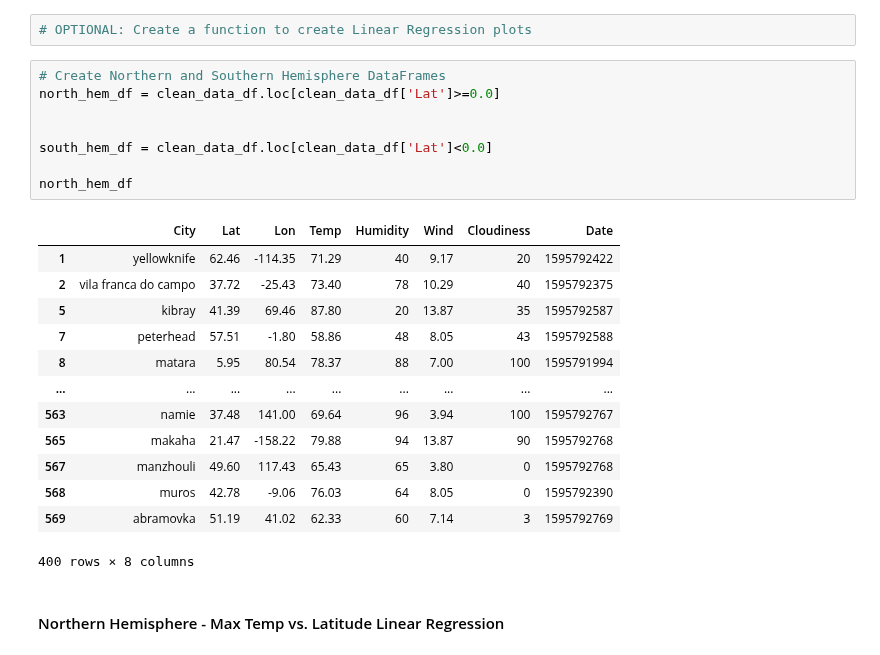
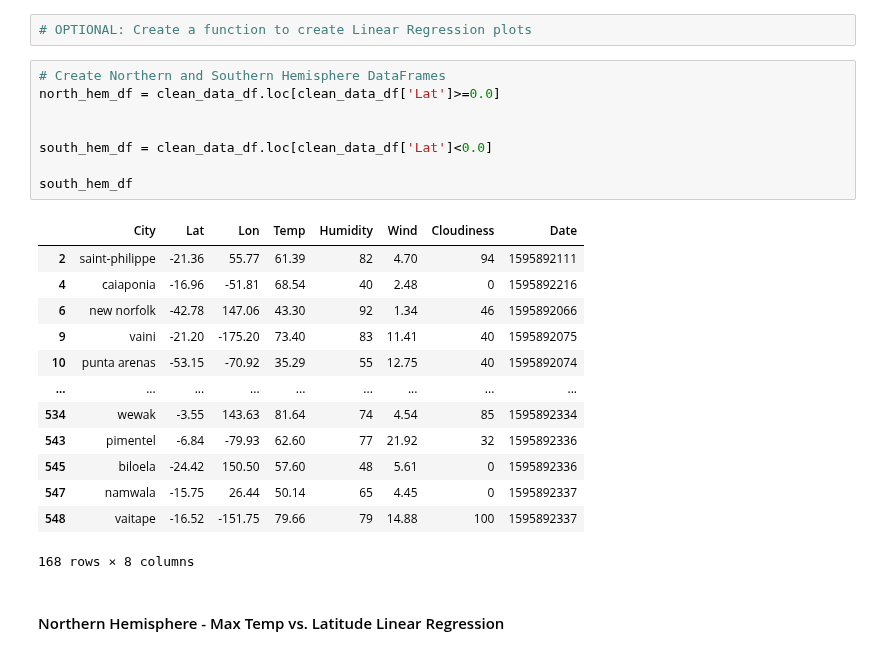
Before and after one commit to grahamendean/Python-API-Homework, a Jupyter notebook: 06-Python-APIs/Instructions/starter_code/HW1.ipynb, the cells around one changed output. Cells and saved outputs as stored; diff of their text form.

```diff
--- a/06-Python-APIs/Instructions/starter_code/HW1.ipynb
+++ b/06-Python-APIs/Instructions/starter_code/HW1.ipynb
@@ -216,25 +216,25 @@ plt.show()
 # %%
 # Create Northern and Southern Hemisphere DataFrames
 north_hem_df = clean_data_df.loc[clean_data_df['Lat']>=0.0]
 
 
 south_hem_df = clean_data_df.loc[clean_data_df['Lat']<0.0]
 
-north_hem_df
+south_hem_df
 # %% [output]
 |  | City | Lat | Lon | Temp | Humidity | Wind | Cloudiness | Date |
-| 1 | yellowknife | 62.46 | -114.35 | 71.29 | 40 | 9.17 | 20 | 1595792422 |
-| 2 | vila franca do campo | 37.72 | -25.43 | 73.40 | 78 | 10.29 | 40 | 1595792375 |
-| 5 | kibray | 41.39 | 69.46 | 87.80 | 20 | 13.87 | 35 | 1595792587 |
-| 7 | peterhead | 57.51 | -1.80 | 58.86 | 48 | 8.05 | 43 | 1595792588 |
-| 8 | matara | 5.95 | 80.54 | 78.37 | 88 | 7.00 | 100 | 1595791994 |
+| 2 | saint-philippe | -21.36 | 55.77 | 61.39 | 82 | 4.70 | 94 | 1595892111 |
+| 4 | caiaponia | -16.96 | -51.81 | 68.54 | 40 | 2.48 | 0 | 1595892216 |
+| 6 | new norfolk | -42.78 | 147.06 | 43.30 | 92 | 1.34 | 46 | 1595892066 |
+| 9 | vaini | -21.20 | -175.20 | 73.40 | 83 | 11.41 | 40 | 1595892075 |
+| 10 | punta arenas | -53.15 | -70.92 | 35.29 | 55 | 12.75 | 40 | 1595892074 |
 | ... | ... | ... | ... | ... | ... | ... | ... | ... |
-| 563 | namie | 37.48 | 141.00 | 69.64 | 96 | 3.94 | 100 | 1595792767 |
-| 565 | makaha | 21.47 | -158.22 | 79.88 | 94 | 13.87 | 90 | 1595792768 |
-| 567 | manzhouli | 49.60 | 117.43 | 65.43 | 65 | 3.80 | 0 | 1595792768 |
-| 568 | muros | 42.78 | -9.06 | 76.03 | 64 | 8.05 | 0 | 1595792390 |
-| 569 | abramovka | 51.19 | 41.02 | 62.33 | 60 | 7.14 | 3 | 1595792769 |
+| 534 | wewak | -3.55 | 143.63 | 81.64 | 74 | 4.54 | 85 | 1595892334 |
+| 543 | pimentel | -6.84 | -79.93 | 62.60 | 77 | 21.92 | 32 | 1595892336 |
+| 545 | biloela | -24.42 | 150.50 | 57.60 | 48 | 5.61 | 0 | 1595892336 |
+| 547 | namwala | -15.75 | 26.44 | 50.14 | 65 | 4.45 | 0 | 1595892337 |
+| 548 | vaitape | -16.52 | -151.75 | 79.66 | 79 | 14.88 | 100 | 1595892337 |
-400 rows × 8 columns
+168 rows × 8 columns
 # %% [markdown]
 ####  Northern Hemisphere - Max Temp vs. Latitude Linear Regression
 # %%
```
Also changed, not shown: parts of 17 cells of this notebook, 15 other files.
